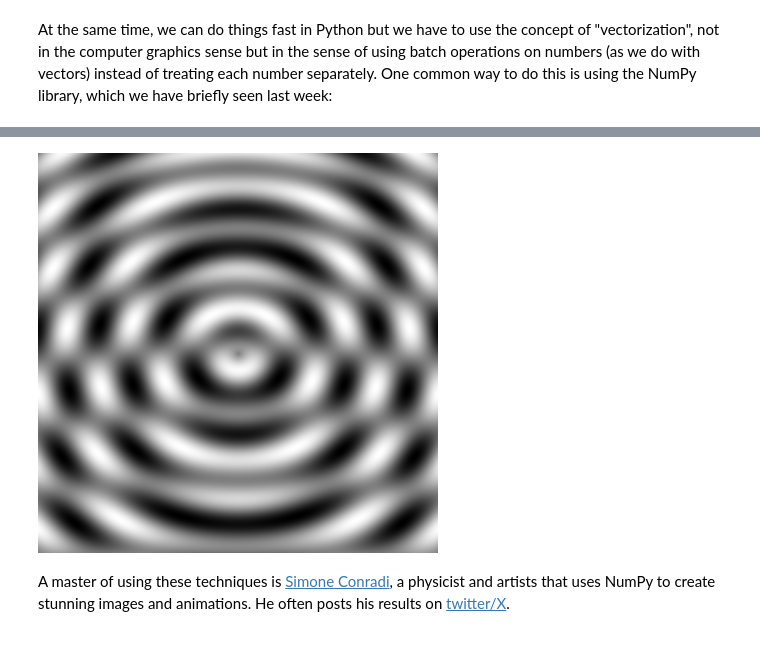
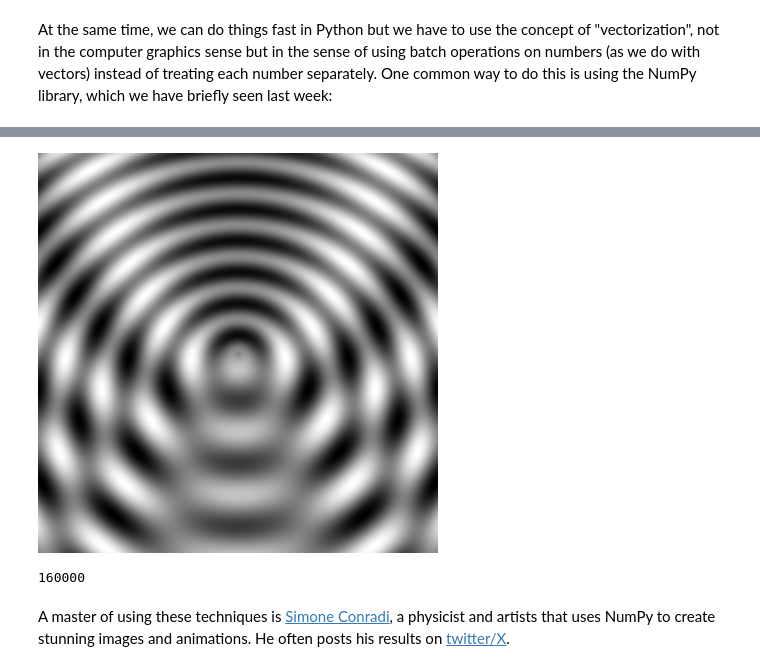
Before and after one commit to colormotor/generative_drawing, a Jupyter notebook: weekly/week8/animation_loops_gui.ipynb, the cells around one changed output, grey strips where cells are left out. Saved outputs shown, nothing was run; the diff lists cells and outputs as text; code cells hidden in the pictures.

```diff
--- a/weekly/week8/animation_loops_gui.ipynb
+++ b/weekly/week8/animation_loops_gui.ipynb
@@ -274,11 +279,12 @@ start_time = time.time()
 cx, cy = width / 2, height / 2
 d = sqrt((x - cx)**2 + (y - cy)**2)
 # Operation on each pixel vectorized
-v = sin(d*0.1)*sin(d*0.005 - y*0.05)*0.5 + 0.5
+v = sin(d*0.1)*sin(d*0.05 - y*0.05)*0.5 + 0.5
 image(v)
 elapsed = time.time() - start_time
 print(width * height, "pixels")
 print("Elapsed seconds:", elapsed)
 show()
+print(y.size)
 # %% [output]
 160000 pixels
@@ -286,4 +292,5 @@ Elapsed seconds: 0.02657914161682129
-[figure, old version]
+[figure, new version]
+160000
 # %% [markdown]
 A master of using these techniques is [Simone Conradi](https://profconradi.com), a physicist and artists that uses NumPy to create stunning images and animations. He often posts his results on [twitter/X](https://x.com/S_Conradi).
 # %% [markdown]
```
Also changed, not shown: parts of 8 cells of this notebook, 4 other files.
